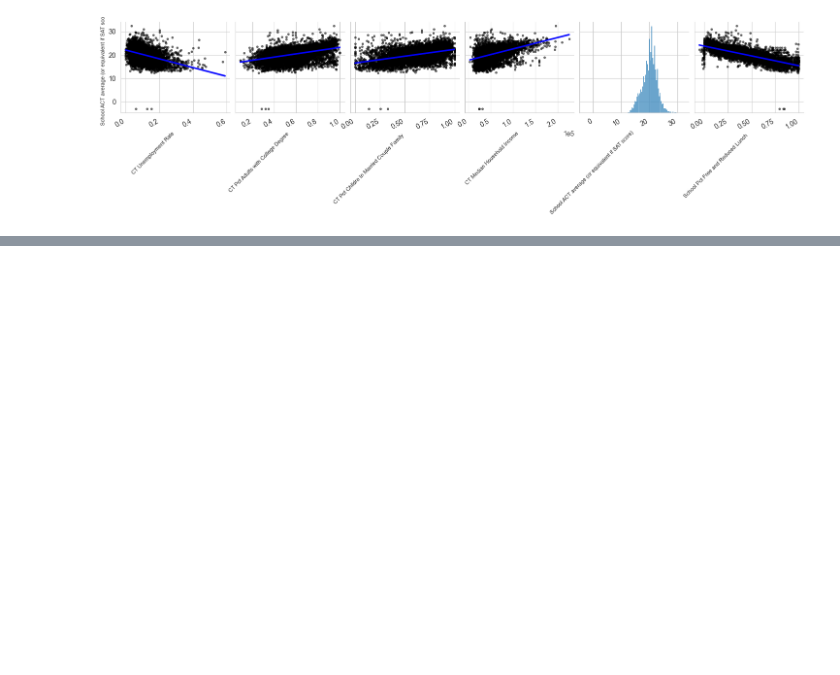
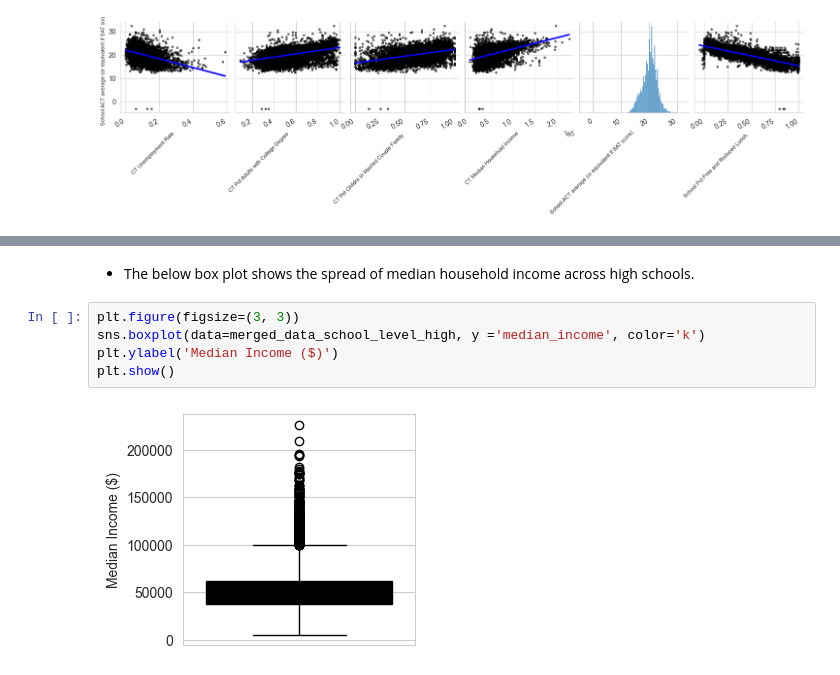
Before and after one commit to sandeepmukkala/education, a Jupyter notebook: code/Education.ipynb, the cells around one changed output, grey strips where cells are left out. Cells and saved outputs as stored; diff of their text form; blank space fills up the shorter version.

```diff
--- a/code/Education.ipynb
+++ b/code/Education.ipynb
@@ -642,0 +637,9 @@ plt.show()
+# %% [markdown]
+- The below box plot shows the spread of median household income across high schools.
+# %%
+plt.figure(figsize=(3, 3))
+sns.boxplot(data=merged_data_school_level_high, y ='median_income', color='k')
+plt.ylabel('Median Income ($)')
+plt.show()
+# %% [output]
+[figure, added]
```
Also changed, not shown: parts of 195 cells of this notebook, 8 other files.
